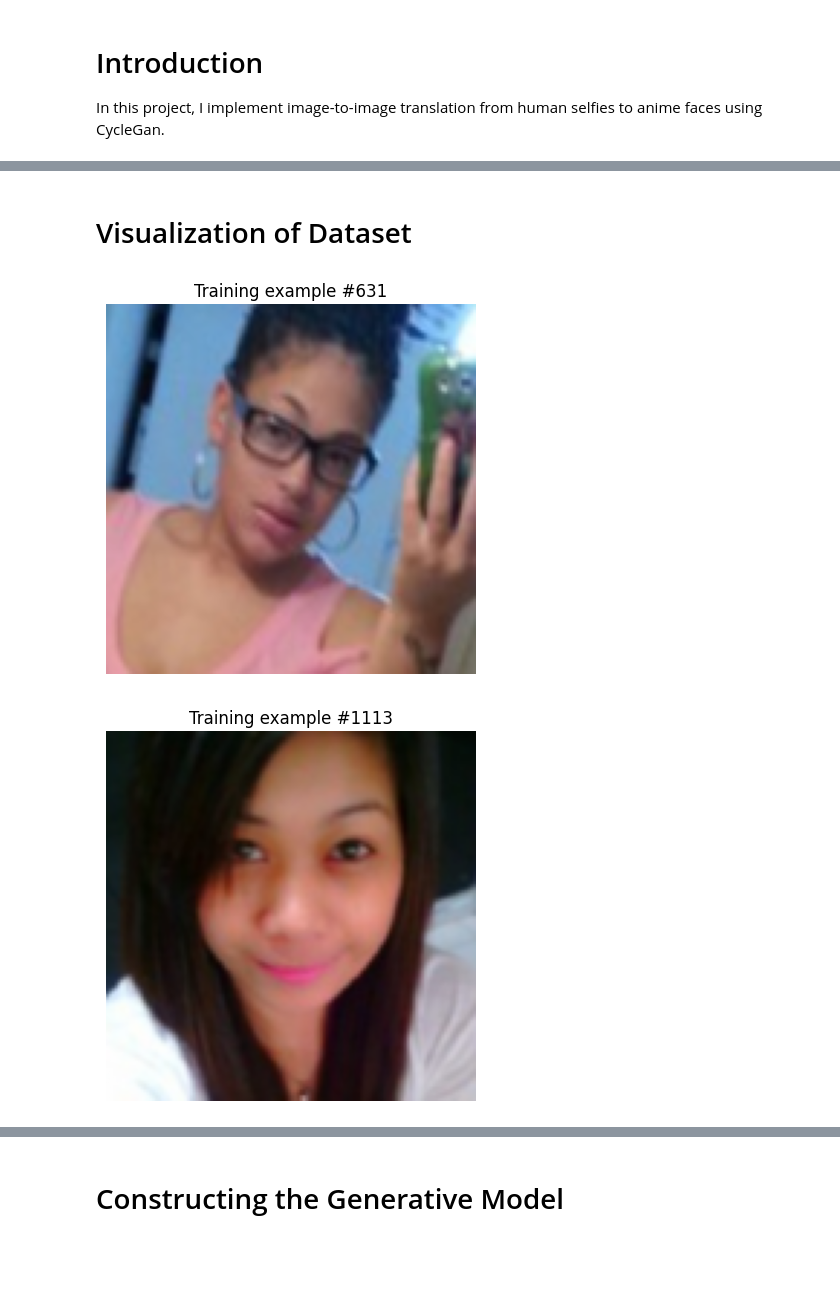
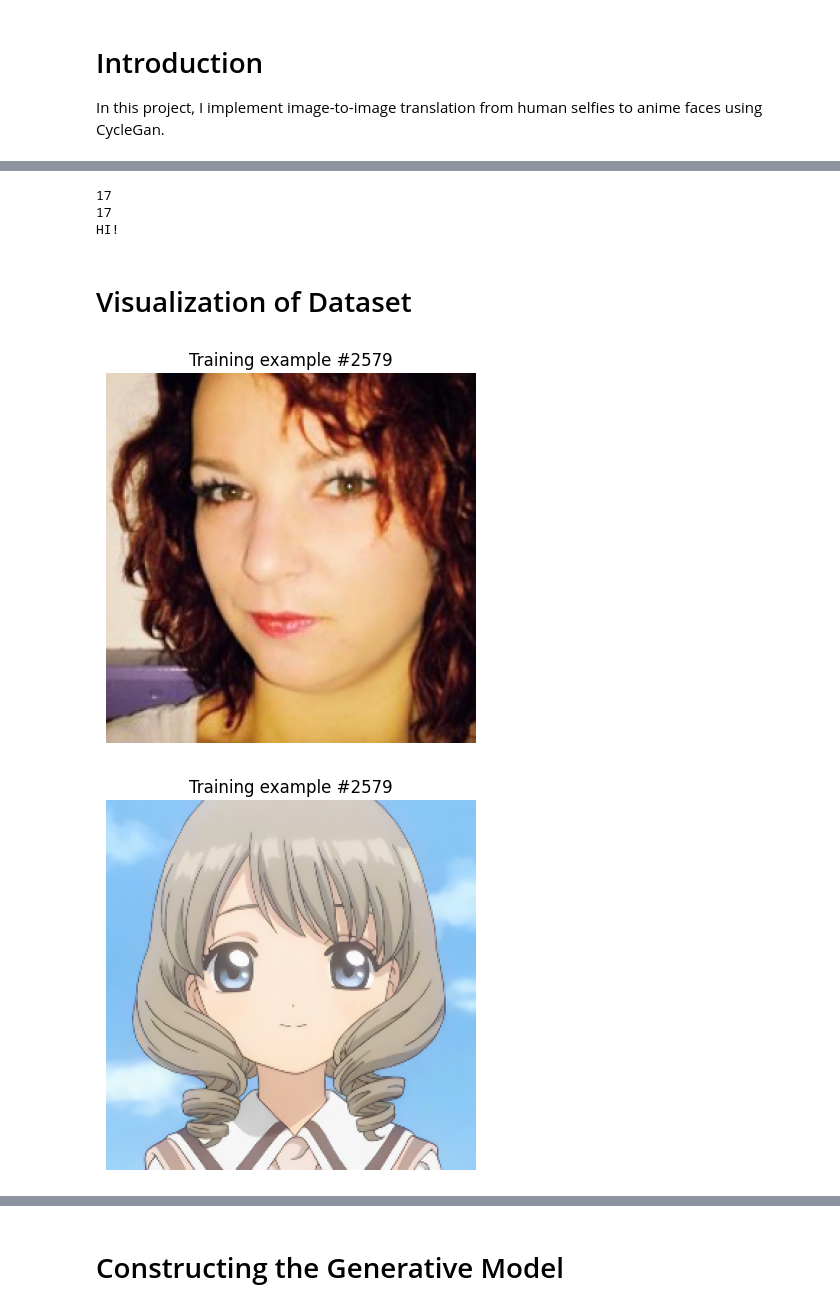
Before and after one commit to KisangaDavid/CV, a Jupyter notebook: final_project/final_project_cycle_gan.ipynb, the cells around one changed output, grey strips where cells are left out. Cells and saved outputs as stored; diff of their text form; code cells hidden in the pictures; blank space fills up the shorter version.

```diff
--- a/final_project/final_project_cycle_gan.ipynb
+++ b/final_project/final_project_cycle_gan.ipynb
@@ -77,17 +70,52 @@ NameError: name 'A' is not defined
+# %%
+# Hyperparameters for the Loaders
+BATCH_SIZE = 1
+NUM_WORKERS = 4
+
+# class Transforms:
+#     def __init__(self):
+#         self.transforms = A.Compose([
+#             A.Resize(128,128),
+#             A.Normalize(mean=[0.5, 0.5, 0.5], std=[0.5, 0.5, 0.5], max_pixel_value=255),
+#             ToTensorV2()])
+
+#     def __call__(self, img, *args, **kwargs):
+#         return self.transforms(image=np.array(img))['image']
+# transformations = v2.Compose([
+#     v2.Resize((128, 128)),
+#     v2.Normalize(mean=[0.5, 0.5, 0.5], std=[0.5, 0.5, 0.5]),
+#     v2.ToTensor()
+# ])
+
+facesDataset = FacesDataset("./data/trainA/realTrain", "./data/trainB/animeTrain")
+_,facesDataset = random_split(facesDataset, [int(0.995 * len(facesDataset)), int(0.005 * len(facesDataset))])
+print(len(facesDataset))
+
+facesLoader = torch.utils.data.DataLoader(facesDataset, batch_size = BATCH_SIZE, shuffle=True, num_workers=NUM_WORKERS, pin_memory=True)
+print(len(facesLoader))
+print("HI!")
+iterable = iter(facesLoader)
+# %% [output]
+17
+17
+HI!
 # %% [markdown]
 # Visualization of Dataset
 # %%
 # Visualize a couple of images from the anime and face datasets
 def visualize_samples(dataset, num_samples):
     for _ in range(num_samples):
-        random_seg_img = random.randint(0, len(dataset))
-        img, _ = dataset[random_seg_img]
-        plt.imshow(img.permute(1, 2, 0))
+        random_seg_img = random.randint(0, len(dataset) - 1)
+        realFace, animeFace = dataset[random_seg_img]
+        plt.imshow(realFace.permute(1, 2, 0))
         plt.title(f"Training example #{random_seg_img}")
         plt.axis('off')
         plt.show()
-visualize_samples(realFacesTrain, 2)
-visualize_samples(animeFacesTest, 2)
+        plt.imshow(animeFace.permute(1, 2, 0))
+        plt.title(f"Training example #{random_seg_img}")
+        plt.axis('off')
+        plt.show()
+visualize_samples(facesDataset, 2)
 # %% [output]
-[figure, old version]
+[figure, new version]
-[figure, old version]
+[figure, new version]
```
Also changed, not shown: parts of 8 cells of this notebook.
